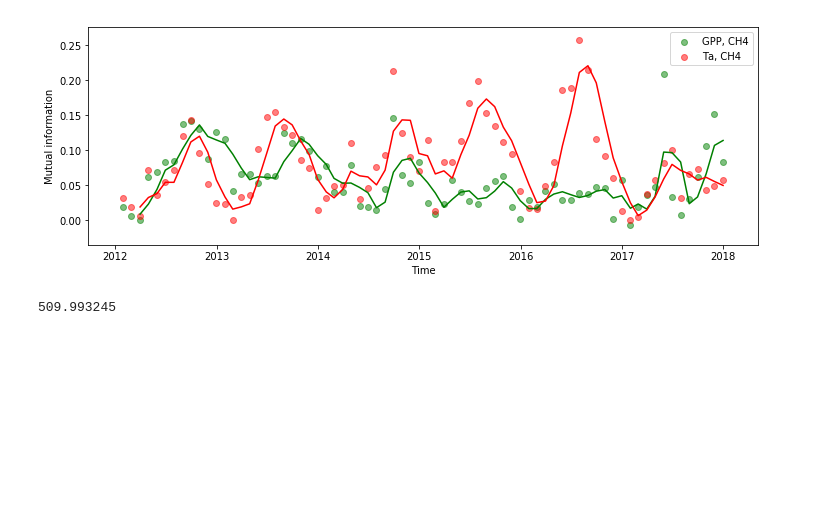
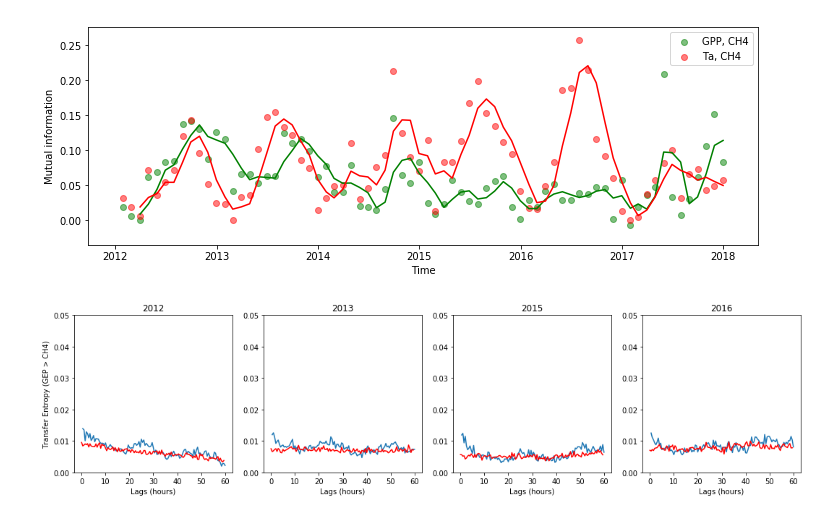
Before and after one commit to samdchamberlain/salinity_py, a Jupyter notebook: entropy_functions.ipynb, the cells around one changed output. Cells and saved outputs as stored; diff of their text form; code cells hidden in the pictures; blank space fills up the shorter version.

```diff
--- a/entropy_functions.ipynb
+++ b/entropy_functions.ipynb
@@ -106,7 +173,36 @@ plt.xlabel('Time')
 # %% [output]
 Text(0.5,0,'Time')
 [figure]
-# %%
-np.percentile(peat['wm_gf'], q = (1 - 0.01) * 100)
-# %% [output]
-509.993245
+# %%
+def anomaly_filter(x, window = 5):
+    return x - x.rolling(window).mean()
+
+anom_data = peat.copy()
+anom_data['time_o_day'] = anom_data.index.round('min').strftime('%H:%M')
+anom_data = anom_data.sort_values(['time_o_day', 'decday']) #sort to adjacent half hours
+
+#anomaly filter variables
+anom_data['CH4_anom'] = anomaly_filter(anom_data['wm_gf'])
+anom_data['GEP_anom'] = anomaly_filter(anom_data['gpp_ANNnight'])
+anom_data['Ta_anom'] = anomaly_filter(anom_data['TA.y'])
+
+anom_data.sort_index(inplace=True) #resort into linear time
+
+anom_data = anom_data['2012':'2016']
+anom_data = anom_data[~(anom_data.index.year == 2014)]
+
+TA_te, TA_sig = TE_timeseries(anom_data['Ta_anom'], anom_data['CH4_anom'], 120, runs=5)
+GPP_te, GPP_sig = TE_timeseries(anom_data['GEP_anom'], anom_data['CH4_anom'], 120, runs=5)
+# %%
+years = sub.index.year.unique()
+fig, ax = plt.subplots(1, len(years), figsize=(18, 4))
+
+for i in range(len(years)):
+    ax[i].plot(GPP_te.index/2, GPP_te.iloc[:, i])
+    ax[i].plot(GPP_sig.index/2, GPP_sig.iloc[:, i], color='red')
+    ax[i].set_ylim(0, 0.05)
+    ax[i].set_title(TA_te.columns[i])
+    ax[i].set_xlabel('Lags (hours)')
+    ax[0].set_ylabel('Transfer Entropy (GEP > CH4)')
+# %% [output]
+[figure, added]
```
Also changed, not shown: parts of 7 cells of this notebook, 2 other files.
